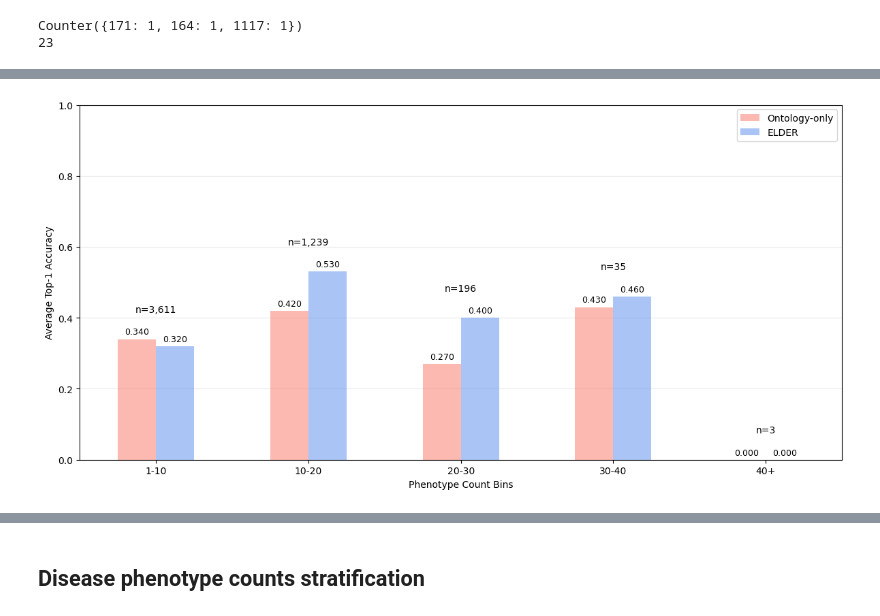
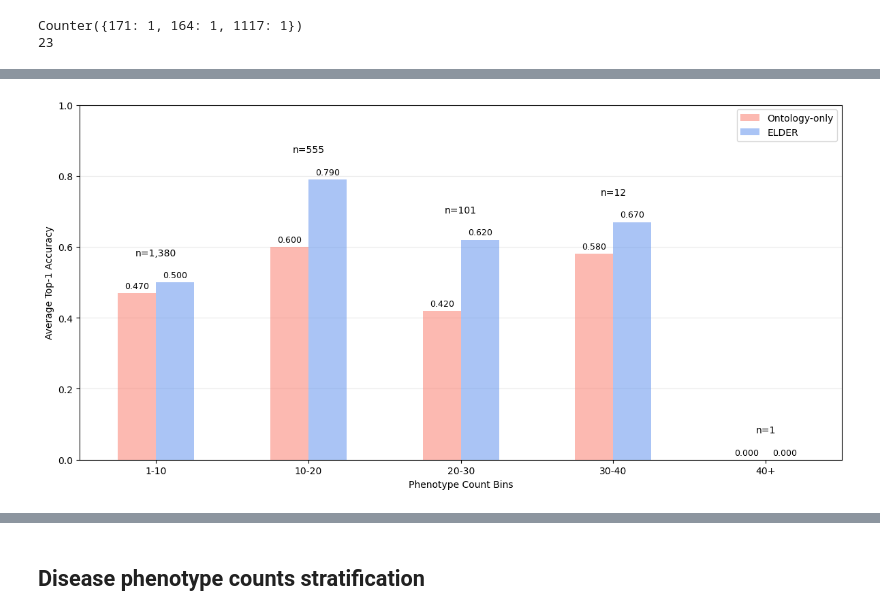
Before and after one commit to monarch-initiative/ELDER, a Jupyter notebook: jupyter_notebooks/elder_analysis.ipynb, the cells around one changed output, grey strips where cells are left out. Cells and saved outputs as stored; diff of their text form; code cells hidden in the pictures.

```diff
--- a/jupyter_notebooks/elder_analysis.ipynb
+++ b/jupyter_notebooks/elder_analysis.ipynb
@@ -975,0 +1077,16 @@ print("- Total processed {}".format(format(processed, ',')))
+# %%
+# Group patient data by disease id, and then randomly sample the relevant filepaths if the group is larger than 10
+global_samplenames = {}#copy_files_flat_select(src_dir, dst_dir, suffix="*.parquet", match_names={})
+for p in phenopacket_data.values():
+    if p.disease_mapped not in global_samplenames:
+        global_samplenames.update({p.disease_mapped:[]})
+    global_samplenames[p.disease_mapped].append("{}.parquet".format(p.sample_name))
+# %%
+# Layout the filepaths for the results files that we want to copy to and from after downsampling
+top_res_dir = "/work/users/a/o/ao33/ELDER/RESULTS"
+elder_prefs = ["small3", "large3", "ada002", "bgem3", "mxbai", "nomic"]
+elder_base_respref = "output/refined_disease_results"
+
+exomiser_baseres = "/work/users/a/o/ao33/ELDER/RESULTS/pstore_0.1.14_exomiser_default_merged/refined_disease_results"
+
+downsample_sample_log = "/work/users/a/o/ao33/ELDER/samplenames_downsample"
@@ -1331,8 +1607,14 @@ og_phenopacket_dir = "/work/users/a/o/ao33/PHENOPACKETS/pstore_0.1.14_merged/phe
 mondo_sssom_path = "/work/users/a/o/ao33/MONDO/mondo.sssom.tsv"
 hgnc_path = "/work/users/a/o/ao33/HGNC/hgnc_complete_set.txt"
 
-elder_resdir = "/work/users/a/o/ao33/ELDER/RESULTS/small3/output/refined_disease_results"
-exomiser_resdir = "/work/users/a/o/ao33/ELDER/RESULTS/pstore_0.1.14_exomiser_default_merged/refined_disease_results"
+# All data
+#elder_resdir = "/work/users/a/o/ao33/ELDER/RESULTS/small3/output/refined_disease_results"
+#exomiser_resdir = "/work/users/a/o/ao33/ELDER/RESULTS/pstore_0.1.14_exomiser_default_merged/refined_disease_results"
+
+# Downsampled data
+elder_resdir = "/work/users/a/o/ao33/ELDER/RESULTS/small3/output/refined_disease_results_downsample3"
+exomiser_resdir = "/work/users/a/o/ao33/ELDER/RESULTS/pstore_0.1.14_exomiser_default_merged/refined_disease_results_downsample3"
+
 
 # Generate mapping tables to mondo disease identifiers, and hgnc gene identifiers
 mondo_mapping = read_mondo_sssom_to_mapping_table(mondo_sssom_path, match_pred="skos:exactMatch")
@@ -1391,6 +1673,9 @@ plt.show()
 [figure]
 # %%
 # Retrieve numerical ranking for each patient results from best elder results (small3) and exomiser
+# Our current set of data is all original samples. But some directories like downsampled versions do not contain all samples.
+# So we must further filter on weather or not the desired results files exist or not
+pdata = [p for p in pdata if os.path.isfile(os.path.join(elder_resdir, "{}.parquet".format(p.sample_name)))]
 for i,p in enumerate(pdata):
 
     elder_res_path = os.path.join(elder_resdir, "{}.parquet".format(p.sample_name))
@@ -1446,5 +1729,9 @@ plot_df = pd.DataFrame({"Phenotype Count Bins":p_groups,
 # %%
-save_fig_path = "/work/users/a/o/ao33/ELDER/FIGURES/figure4_phenotype_stratification.pdf"
+#save_fig_path = "/work/users/a/o/ao33/ELDER/FIGURES/figure4_phenotype_stratification.pdf"
+#save_fig_path = "/work/users/a/o/ao33/ELDER/FIGURES/figure4_phenotype_stratification_downsample1.pdf"
+#save_fig_path = "/work/users/a/o/ao33/ELDER/FIGURES/figure4_phenotype_stratification_downsample2.pdf"
+save_fig_path = "/work/users/a/o/ao33/ELDER/FIGURES/figure4_phenotype_stratification_downsample3.pdf"
+
 totals = [sum(p_group_data_elder[g].values()) for g in p_groups]
 
 ax = plot_df.plot(kind="bar",
@@ -1454,34 +1741,35 @@ ax = plot_df.plot(kind="bar",
                   color=['salmon','cornflowerblue'])
 
 ax.set_xlabel("Phenotype Count Bins")
+#ax.set_xlabel("Phenotype Count Bins (phenotypes per case)")
 ax.set_ylabel("Average Top-1 Accuracy")
 ax.set_ylim(0, 1.0)
 ax.grid(axis="y", alpha=0.25)
 ax.set_axisbelow(True)
 ax.legend(loc="upper right")
 
 # Percentage annotations
 # value labels
 for container in ax.containers:
     ax.bar_label(container, fmt="%.3f", padding=3, fontsize=9)#, fontweight="bold")
 
 # Total-N annotation between bars
 for i, total in enumerate(totals):
     ax.text(i,                     # center between the two bars
             max(p_avgs_elder[i], p_avgs_exomiser[i])+.07,                   # vertical position (above % labels)
             "n={}".format(format(total, ',')),
             ha="center",
             va="bottom",
             fontsize=10,
             #fontweight="bold",
             color="black")
 
 
 plt.tight_layout()
 plt.savefig(save_fig_path)
 plt.show()
 # %% [output]
-[figure, old version]
+[figure, new version]
 # %%
 # Turn data into dataframe
 global_res = {k:[] for k in pdata[0].__dict__}
```
Also changed, not shown: parts of 30 cells of this notebook.
